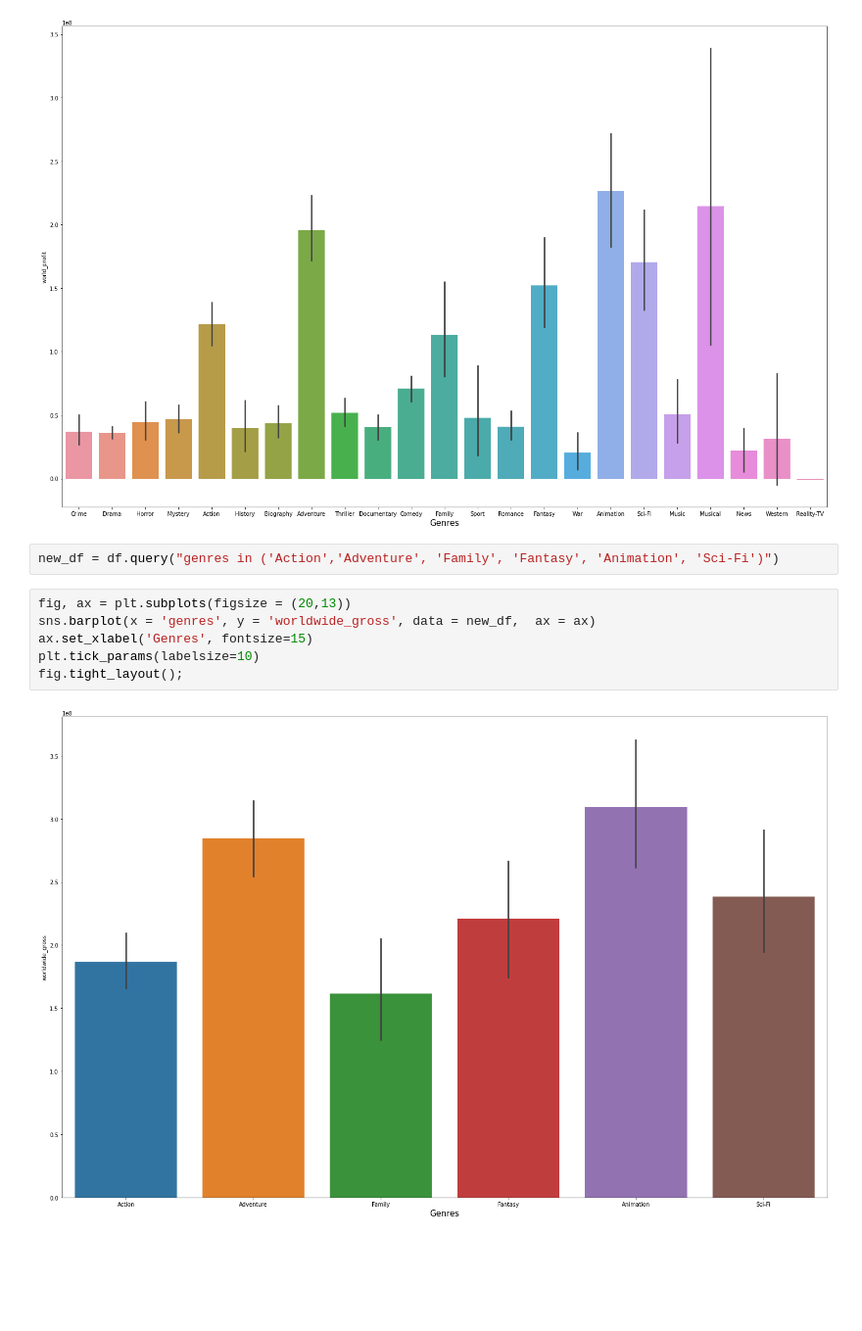
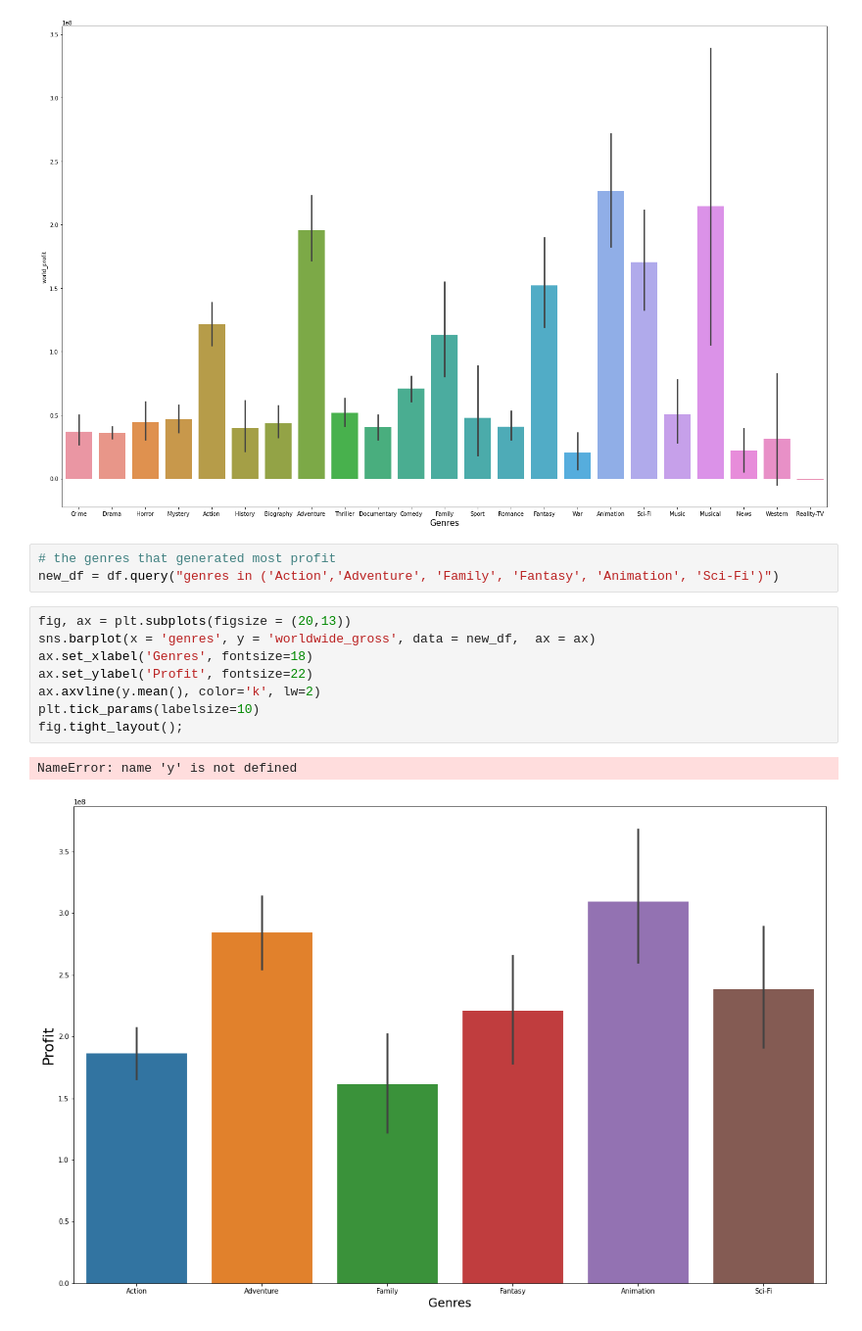
Before and after one commit to wasih790/Microsoft_Movie_Studio, a Jupyter notebook: 2_Statistical_Plotting/visualization for question 1- profit genre.ipynb, the cells around one changed output. Shown at 98% size. Cells and saved outputs as stored; diff of their text form; blank space fills up the shorter version.

```diff
--- a/2_Statistical_Plotting/visualization for question 1- profit genre.ipynb
+++ b/2_Statistical_Plotting/visualization for question 1- profit genre.ipynb
@@ -57,12 +58,16 @@ fig.tight_layout();
 # %% [output]
 [figure]
 # %%
+# the genres that generated most profit
 new_df = df.query("genres in ('Action','Adventure', 'Family', 'Fantasy', 'Animation', 'Sci-Fi')")
 # %%
 fig, ax = plt.subplots(figsize = (20,13))
 sns.barplot(x = 'genres', y = 'worldwide_gross', data = new_df,  ax = ax)
-ax.set_xlabel('Genres', fontsize=15)
+ax.set_xlabel('Genres', fontsize=18)
+ax.set_ylabel('Profit', fontsize=22)
+ax.axvline(y.mean(), color='k', lw=2)
 plt.tick_params(labelsize=10)
 fig.tight_layout();
 # %% [output]
+NameError: name 'y' is not defined
-[figure, old version]
+[figure, new version]
```
Also changed, not shown: parts of 1 cell of this notebook, 1 other file.
